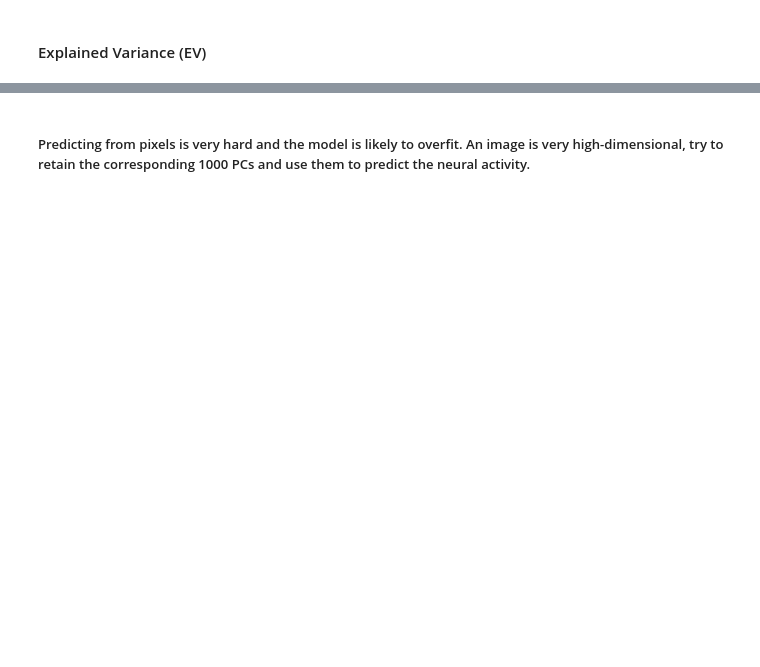
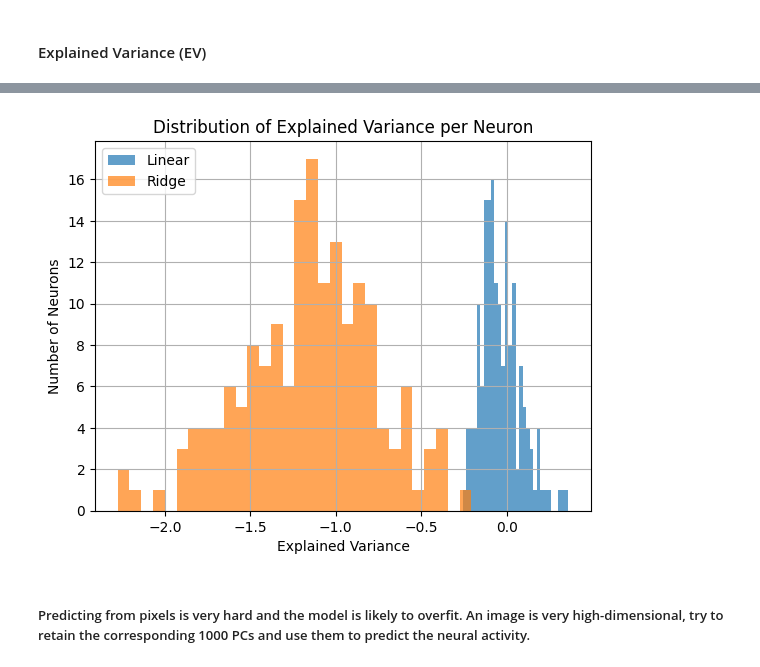
Before and after one commit to nivedya-nambiar/NX-414_groupSRN, a Jupyter notebook: Week 6/week6.ipynb, the cells around one changed output, grey strips where cells are left out. Drawn from its saved outputs; the diff is of its cells as text; code cells hidden in the pictures; blank space fills up the shorter version.

```diff
--- a/Week 6/week6.ipynb
+++ b/Week 6/week6.ipynb
@@ -112,7 +198,7 @@ save_pkl(lr_y_pred_test, 'lr_y_test.pkl')
 #### (Load the Model and Predictions)
 # %%
 lr_model_train = load_pkl('lr_model_train.pkl')
-lr_y_pred_test = load_pkl('lr_y_pred_test.pkl')
+lr_y_pred_val = load_pkl('lr_y_val.pkl')
 # %% [markdown]
 ---
 # %% [markdown]
@@ -135,7 +223,7 @@ save_pkl(rr_y_pred_test, 'rr_y_pred_test.pkl')
 #### (Load the Model and Predictions)
 # %%
 rr_model_train = load_pkl('rr_model_train.pkl')
-rr_y_pred_test = load_pkl('rr_y_pred_test.pkl')
+rr_y_pred_val = load_pkl('rr_y_pred_val.pkl')
 # %% [markdown]
 ---
 # %% [markdown]
@@ -205,3 +285,23 @@ Explained variance score (ridge regression):  0.999999463558197
+# %%
+
+import matplotlib.pyplot as plt
+
+# Compute per-neuron explained variance
+lr_ev_per_neuron = explained_variance_score(spikes_val, lr_y_pred_val, multioutput='raw_values')
+rr_ev_per_neuron = explained_variance_score(spikes_val, rr_y_pred_val, multioutput='raw_values')
+
+lr_ev_per_neuron.shape = (168,)  # one value per neuron
+
+plt.hist(lr_ev_per_neuron, bins=30, alpha=0.7, label='Linear')
+plt.hist(rr_ev_per_neuron, bins=30, alpha=0.7, label='Ridge')
+plt.xlabel('Explained Variance')
+plt.ylabel('Number of Neurons')
+plt.title('Distribution of Explained Variance per Neuron')
+plt.legend()
+plt.grid(True)
+plt.show()
+# %% [output]
+[figure, added]
 # %% [markdown]
 ##### Predicting from pixels is very hard and the model is likely to overfit. An image is very high-dimensional, try to retain the corresponding 1000 PCs and use them to predict the neural activity.
 # %%
```
Also changed, not shown: parts of 63 cells of this notebook.
